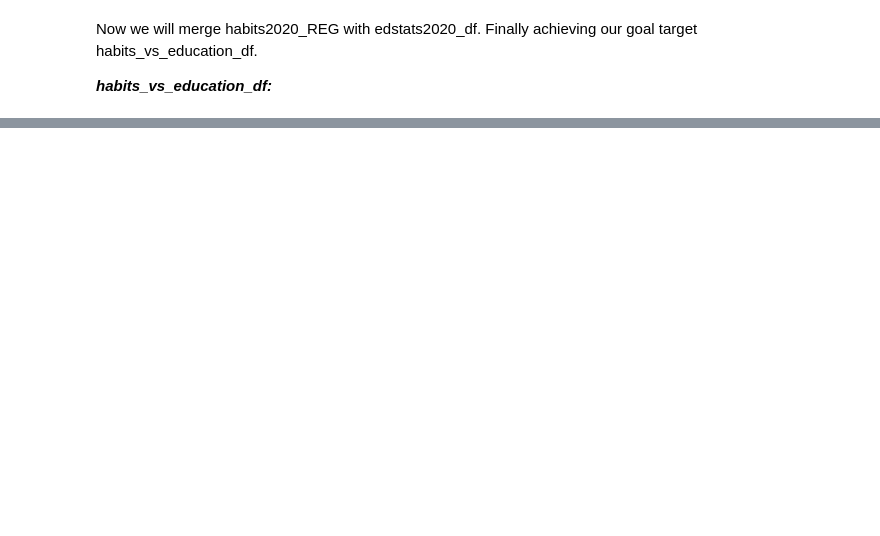
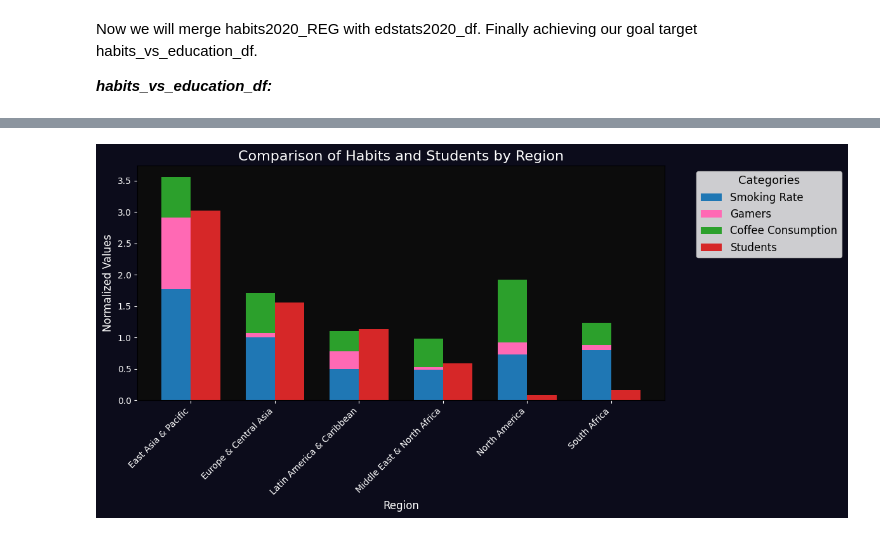
Before and after one commit to DefoNotGus/DV_assesment, a Jupyter notebook: DV_assesment.ipynb, the cells around one changed output, grey strips where cells are left out. Drawn from its saved outputs; the diff is of its cells as text; code cells hidden in the pictures; blank space fills up the shorter version.

```diff
--- a/DV_assesment.ipynb
+++ b/DV_assesment.ipynb
@@ -506,0 +676,59 @@ plt.show()
+# %%
+# Normalize the specified columns to a range from 0 to 1 (for habits data)
+normalized_smoking = habits_vs_education_df['Smoking rate in 2020(%)'] / habits_vs_education_df['Smoking rate in 2020(%)'].max()
+normalized_gamers = habits_vs_education_df['Gamers in 2019(MM)'] / habits_vs_education_df['Gamers in 2019(MM)'].max()
+normalized_coffee = habits_vs_education_df['Coffee per capita in 2020 (KG)'] / habits_vs_education_df['Coffee per capita in 2020 (KG)'].max()
+
+# Normalize 'Students in 2019-20' to a range from 0 to 3
+normalized_students = habits_vs_education_df['Students in 2019-20'] / habits_vs_education_df['Students in 2019-20'].max() * 3
+
+# Create the new DataFrame fig3_df with the normalized values
+fig3_df = pd.DataFrame({
+    'Normalized Smoking Rate': normalized_smoking,
+    'Normalized Gamers': normalized_gamers,
+    'Normalized Coffee Consumption': normalized_coffee,
+    'Normalized Students': normalized_students
+})
+
+# Merge 'China' with 'East Asia & Pacific' by adding their values
+fig3_df.loc['East Asia & Pacific'] = fig3_df.loc['China'] + fig3_df.loc['East Asia & Pacific']
+fig3_df = fig3_df.drop('China', axis=0)
+
+# Create the positions for the bars (the x-axis for the bars)
+x = np.arange(len(fig3_df))  # Positions for the bars
+width = 0.35  # Width of the bars
+
+# Plotting the stacked bar chart
+fig, ax = plt.subplots(figsize=(12, 6))
+
+# Plot each of the habits on top of each other
+ax.bar(x, fig3_df['Normalized Smoking Rate'], width, label='Smoking Rate', color='#1f77b4')
+ax.bar(x, fig3_df['Normalized Gamers'], width, bottom=fig3_df['Normalized Smoking Rate'], label='Gamers', color='#ff69b4')
+ax.bar(x, fig3_df['Normalized Coffee Consumption'], width, bottom=fig3_df['Normalized Smoking Rate'] + fig3_df['Normalized Gamers'], label='Coffee Consumption', color='#2ca02c')
+
+# Plot the normalized students next to the stacked habits bar
+ax.bar(x + width, fig3_df['Normalized Students'], width, label='Students', color='#d62728')
+
+# Customize chart
+ax.set_xlabel('Region', fontsize=12, color='white')
+ax.set_ylabel('Normalized Values', fontsize=12, color='white')
+ax.set_title('Comparison of Habits and Students by Region', fontsize=16, color='white')
+ax.set_xticks(x + width / 2)  # Position the labels between bars
+ax.set_xticklabels(fig3_df.index, rotation=45, ha='right', color='white')
+ax.tick_params(axis='x', colors='white')  # Set the x-axis tick color to white
+ax.tick_params(axis='y', colors='white')  # Set the y-axis tick color to white
+
+# Set background color
+ax.set_facecolor('#0c0c0c')  # Inner background color
+fig.patch.set_facecolor('#0c0c1b')  # Outer background color
+
+# Add a legend to the right of the plot
+ax.legend(loc='upper left', bbox_to_anchor=(1.05, 1), title='Categories', fontsize=12, title_fontsize=13)
+
+# Adjust layout to avoid clipping
+plt.tight_layout()
+
+# Display the plot
+plt.show()
+# %% [output]
+[figure, added]
```
Also changed, not shown: parts of 22 cells of this notebook, 1 other file.
